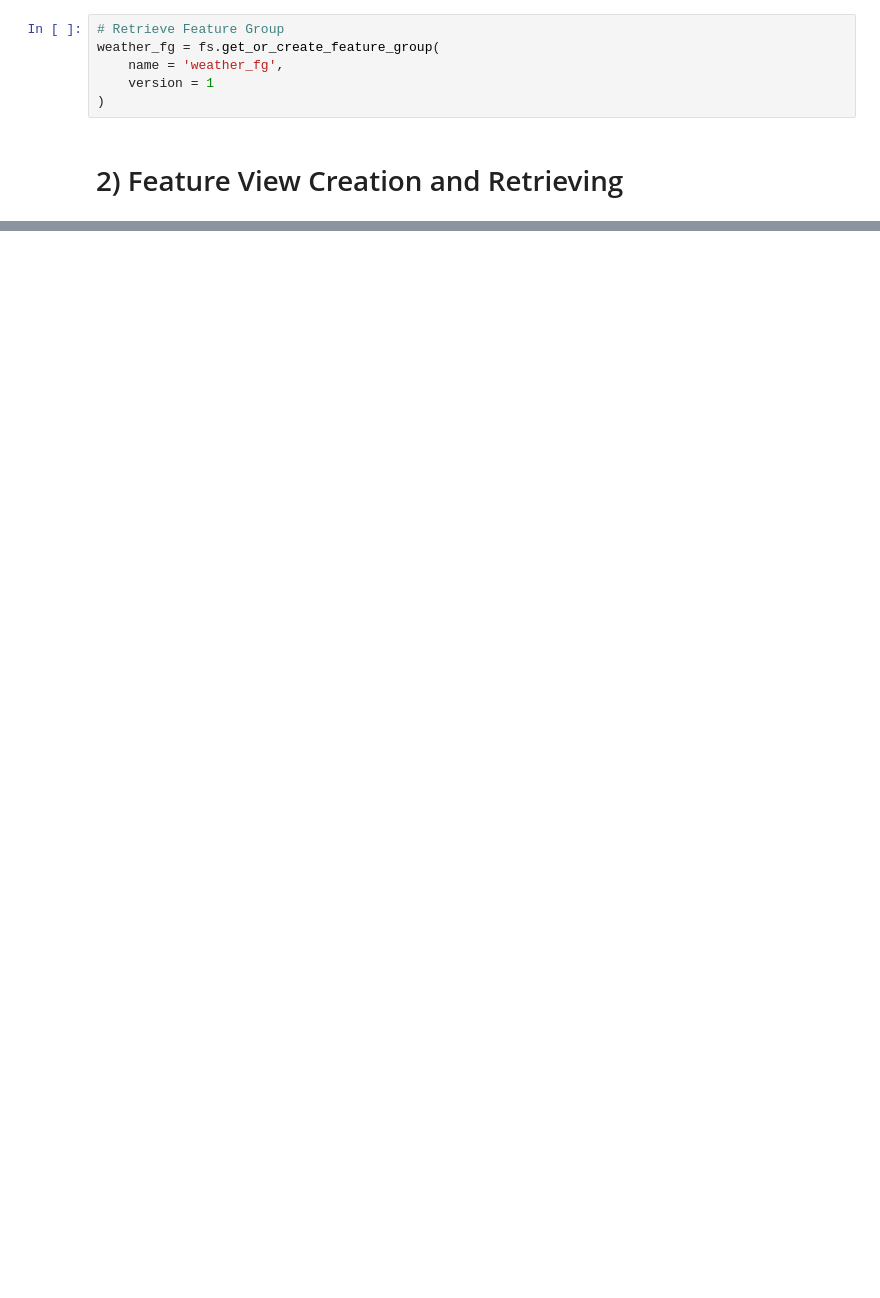
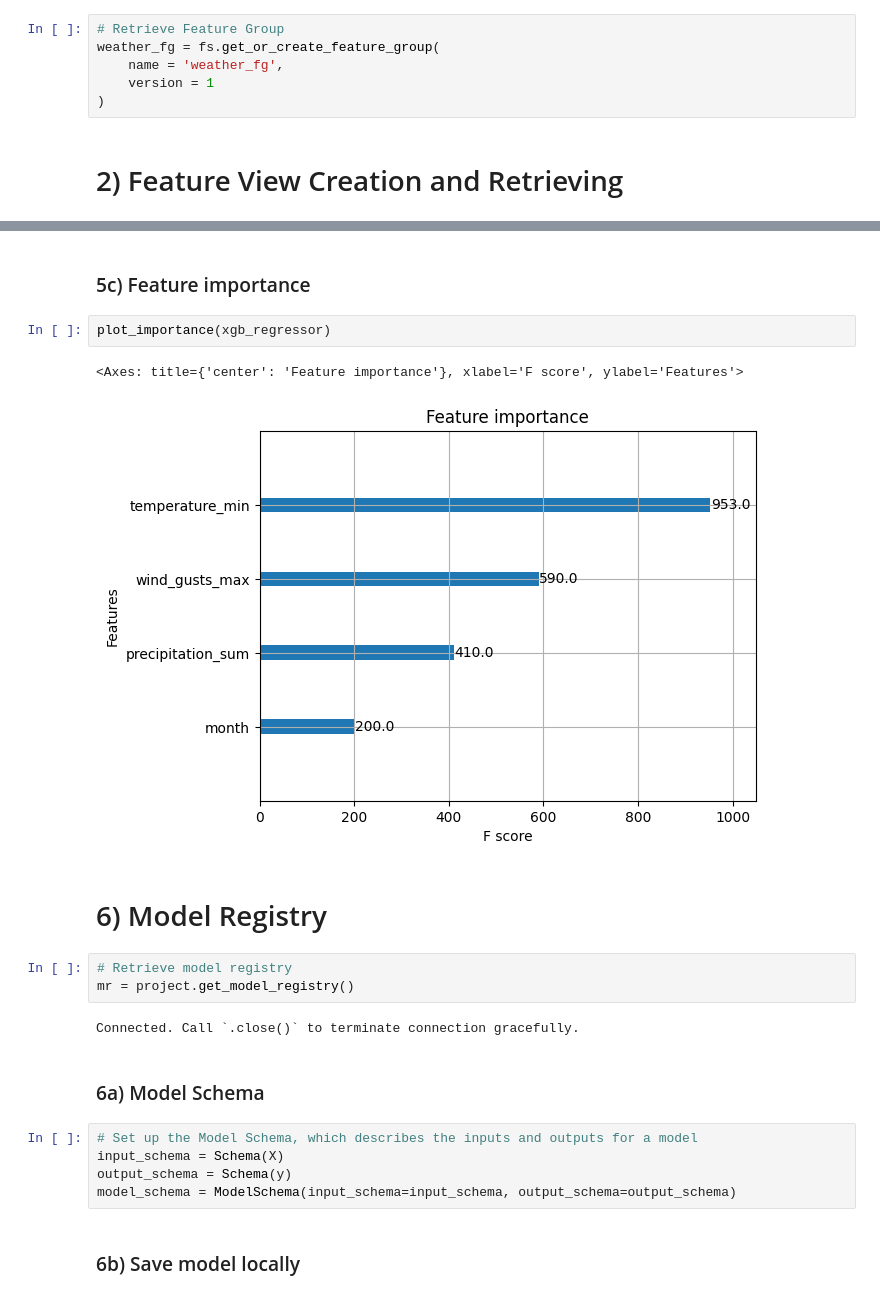
Before and after one commit to marcopellegrinoit/predict-weather-code, a Jupyter notebook: notebooks/3_weather_code_training_pipeline.ipynb, the cells around one changed output, grey strips where cells are left out. Drawn from its saved outputs; the diff is of its cells as text; blank space fills up the shorter version.

```diff
--- a/notebooks/3_weather_code_training_pipeline.ipynb
+++ b/notebooks/3_weather_code_training_pipeline.ipynb
@@ -32,0 +256,23 @@ weather_fg = fs.get_or_create_feature_group(
+# %% [markdown]
+### 5c) Feature importance
+# %%
+plot_importance(xgb_regressor)
+# %% [output]
+<Axes: title={'center': 'Feature importance'}, xlabel='F score', ylabel='Features'>
+[figure, added]
+# %% [markdown]
+# 6) Model Registry
+# %%
+# Retrieve model registry
+mr = project.get_model_registry()
+# %% [output]
+Connected. Call `.close()` to terminate connection gracefully.
+# %% [markdown]
+### 6a) Model Schema
+# %%
+# Set up the Model Schema, which describes the inputs and outputs for a model
+input_schema = Schema(X)
+output_schema = Schema(y)
+model_schema = ModelSchema(input_schema=input_schema, output_schema=output_schema)
+# %% [markdown]
+### 6b) Save model locally
```
Also changed, not shown: parts of 26 cells of this notebook, 7 other files.
